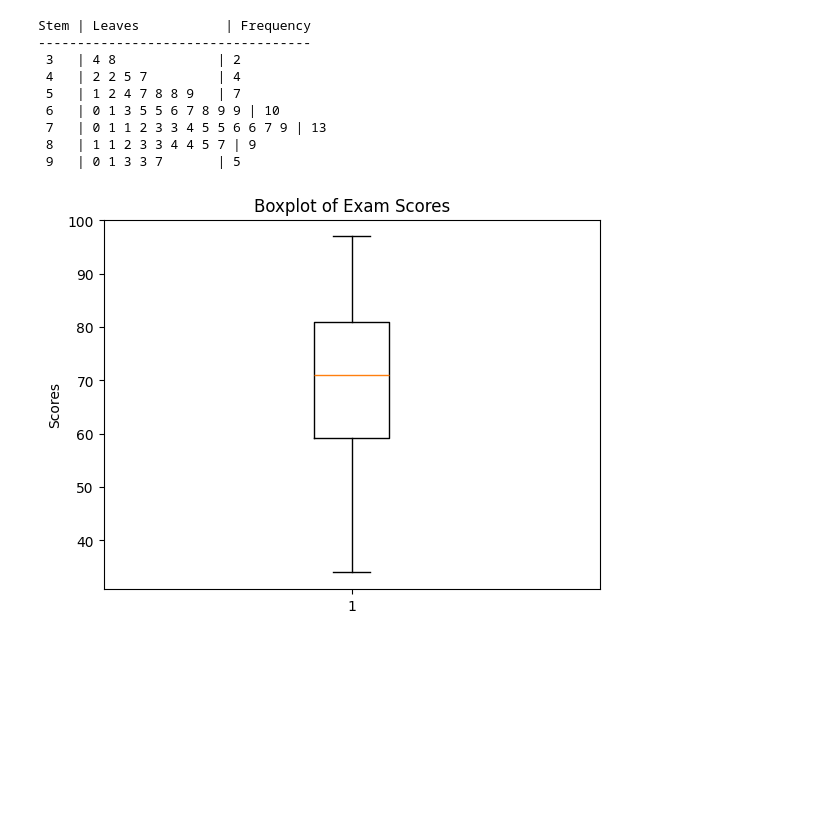
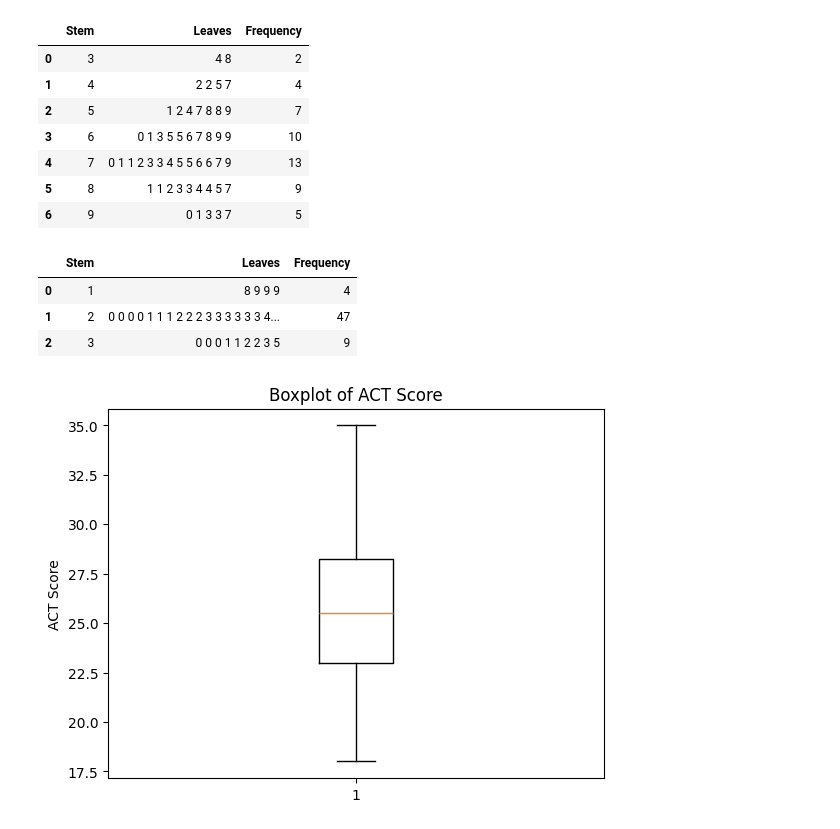
Before and after one commit to miu0001/Statistical_Inference, a Jupyter notebook: 6_2_Exploratory_Data_Analysis.ipynb, the cells around one changed output. Saved outputs shown, nothing was run; the diff lists cells and outputs as text; code cells hidden in the pictures; blank space fills up the shorter version.

```diff
--- a/6_2_Exploratory_Data_Analysis.ipynb
+++ b/6_2_Exploratory_Data_Analysis.ipynb
@@ -5,45 +22,52 @@ import matplotlib.pyplot as plt
 # %%
-# Stem-and-Leaf Display in Python
-
 # Given dataset (50 exam scores)
-scores = [
+test_scores = [
     93, 77, 67, 72, 52, 83, 66, 84, 59, 63,
     75, 97, 84, 73, 81, 42, 61, 51, 91, 87,
     34, 54, 71, 47, 79, 70, 65, 57, 90, 83,
     58, 69, 82, 76, 71, 60, 38, 81, 74, 69,
     68, 76, 85, 58, 45, 73, 75, 42, 93, 65
 ]
-
-# Sort scores
-scores.sort()
-
-# Create dictionary for stems and leaves
-stem_leaf = {}
-for score in scores:
-    stem, leaf = divmod(score, 10)  # stem = tens digit, leaf = ones digit
-    stem_leaf.setdefault(stem, []).append(leaf)
-
-# Print stem-and-leaf display
-print("Stem | Leaves           | Frequency")
-print("-----------------------------------")
-for stem, leaves in stem_leaf.items():
-    leaves_str = " ".join(str(l) for l in leaves)
-    print(f" {stem}   | {leaves_str:<15} | {len(leaves)}")
+df_scores = pd.DataFrame({'values' : test_scores})
+stem_and_leaf(df_scores, 'values')
 # %% [output]
-Stem | Leaves           | Frequency
------------------------------------
- 3   | 4 8             | 2
- 4   | 2 2 5 7         | 4
- 5   | 1 2 4 7 8 8 9   | 7
- 6   | 0 1 3 5 5 6 7 8 9 9 | 10
- 7   | 0 1 1 2 3 3 4 5 5 6 6 7 9 | 13
- 8   | 1 1 2 3 3 4 4 5 7 | 9
- 9   | 0 1 3 3 7       | 5
+|  | Stem | Leaves | Frequency |
+| 0 | 3 | 4 8 | 2 |
+| 1 | 4 | 2 2 5 7 | 4 |
+| 2 | 5 | 1 2 4 7 8 8 9 | 7 |
+| 3 | 6 | 0 1 3 5 5 6 7 8 9 9 | 10 |
+| 4 | 7 | 0 1 1 2 3 3 4 5 5 6 6 7 9 | 13 |
+| 5 | 8 | 1 1 2 3 3 4 4 5 7 | 9 |
+| 6 | 9 | 0 1 3 3 7 | 5 |
+# %%
+# ACT composite scores dataset
+scores = [
+    26, 19, 22, 28, 31, 29, 25, 23, 20, 33, 23, 26,
+    30, 27, 26, 29, 20, 23, 18, 24, 29, 27, 32, 24,
+    25, 26, 22, 29, 21, 24, 20, 28, 23, 26, 30, 19,
+    27, 21, 32, 28, 29, 23, 25, 21, 28, 22, 25, 24,
+    19, 24, 35, 26, 25, 20, 31, 27, 23, 26, 30, 29
+]
+
+# Create dataframe with scores in a column
+df_act = pd.DataFrame({'ACT Score' : scores})
+stem_and_leaf(df_act, "ACT Score")
+# %% [output]
+|  | Stem | Leaves | Frequency |
+| 0 | 1 | 8 9 9 9 | 4 |
+| 1 | 2 | 0 0 0 0 1 1 1 2 2 2 3 3 3 3 3 3 4... | 47 |
+| 2 | 3 | 0 0 0 1 1 2 2 3 5 | 9 |
 # %%
-# Create simple boxplot
-plt.boxplot(scores, vert=True)
-plt.title("Boxplot of Exam Scores")
-plt.ylabel("Scores")
-plt.show()
+# Box and whisker diagram
+def boxplot(df, column):
+    """
+    Create a simple box-and-whisker plot for a column in a DataFrame.
+    """
+    plt.boxplot(df[column], vert=True)
+    plt.title(f"Boxplot of {column}")
+    plt.ylabel(column)
+    plt.show()
-# %% [output]
-[figure, removed]
+# %%
+boxplot(df_act, "ACT Score")
+# %% [output]
+[figure, added]
```
Also changed, not shown: parts of 4 cells of this notebook.
